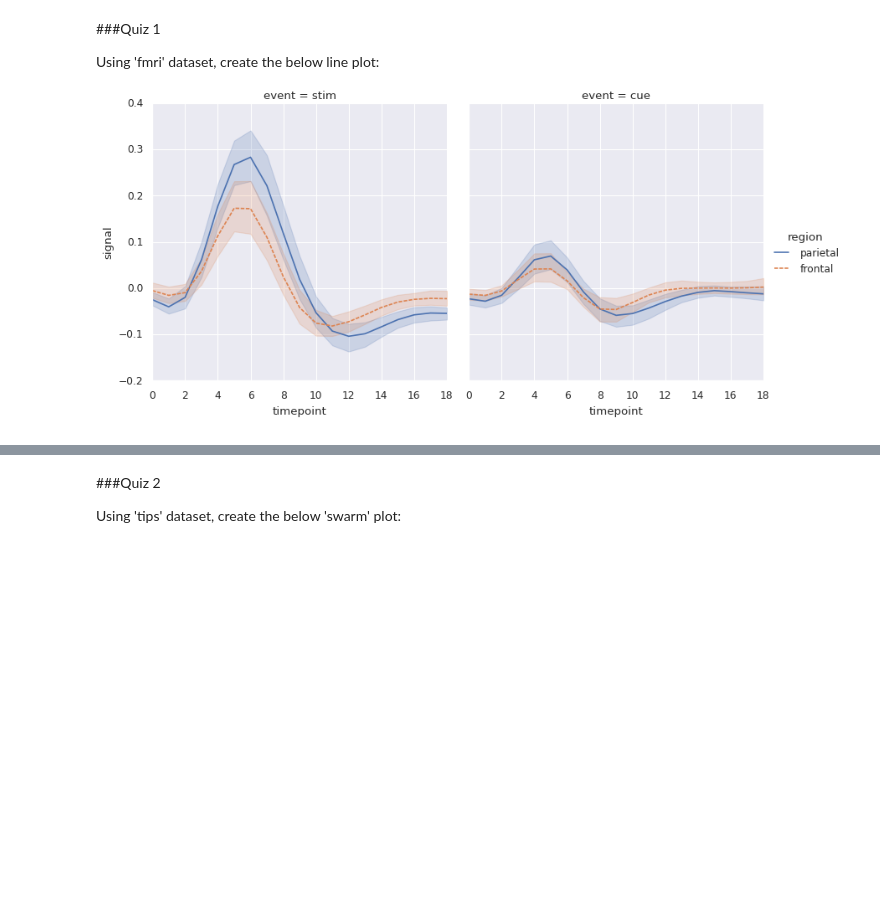
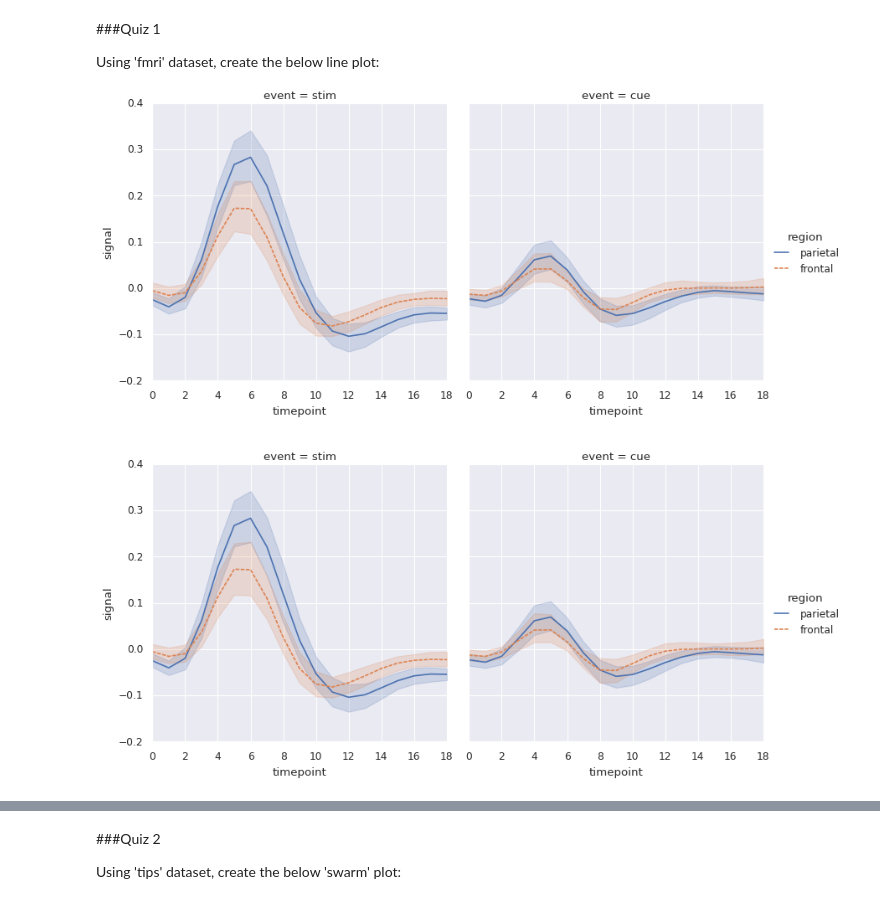
Before and after one commit to 2016112546/4-1_-, a Jupyter notebook: 11주차_seaborn/DSC4001_Exercise_11.ipynb, the cells around one changed output, grey strips where cells are left out. Saved outputs shown, nothing was run; the diff lists cells and outputs as text; code cells hidden in the pictures; blank space fills up the shorter version.

```diff
--- a/11주차_seaborn/DSC4001_Exercise_11.ipynb
+++ b/11주차_seaborn/DSC4001_Exercise_11.ipynb
@@ -25,7 +25,6 @@ y = np.cumsum(rng.randn(500, 6), 0)
 # %%
 # Plot the data with Matplotlib
 
-plt.style.use('classic')
 
 fig = plt.figure()
 plt.plot(x, y)
@@ -323,0 +317,6 @@ plt.show()
+# %%
+# create the plot
+sns.relplot(data=fmri, kind = 'line' , x='timepoint' , y= 'signal', hue = 'region' , style = 'region' , col = 'event' )
+plt.show()
+# %% [output]
+[figure, added]
```
Also changed, not shown: parts of 19 cells of this notebook.
